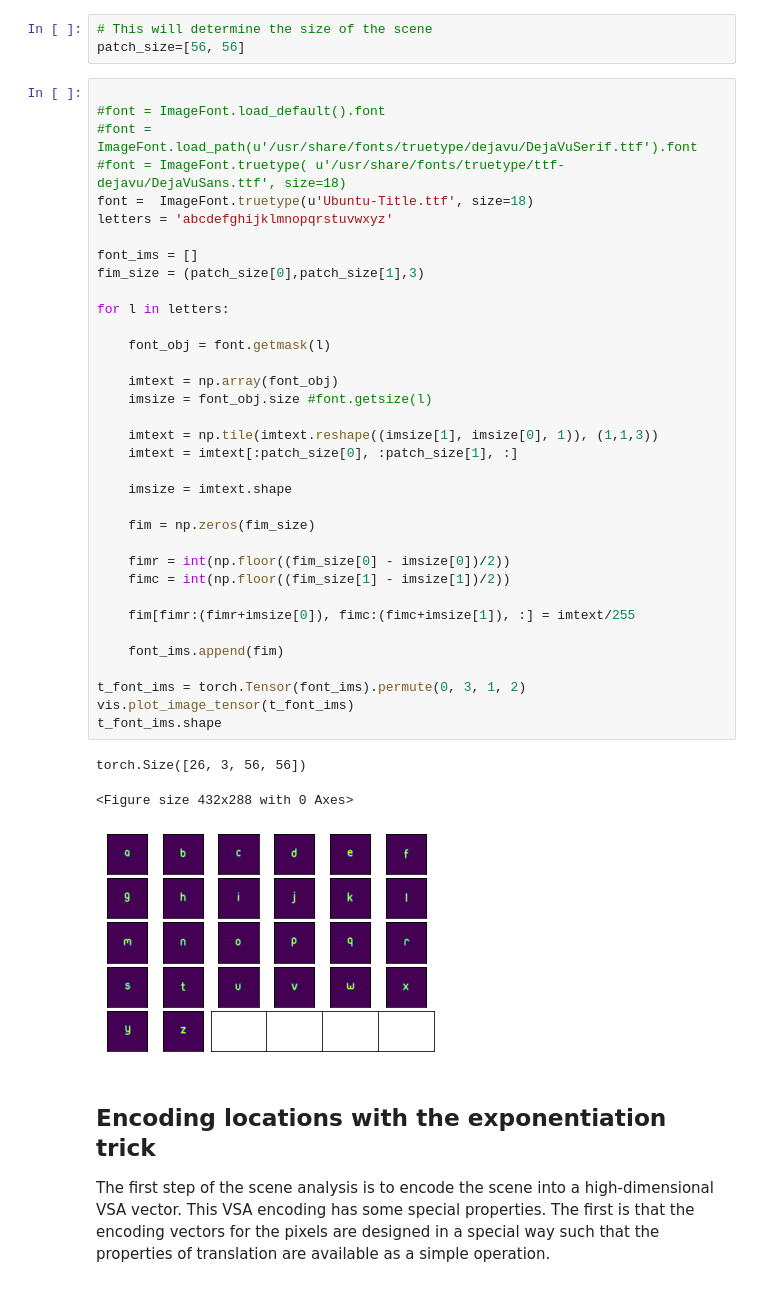
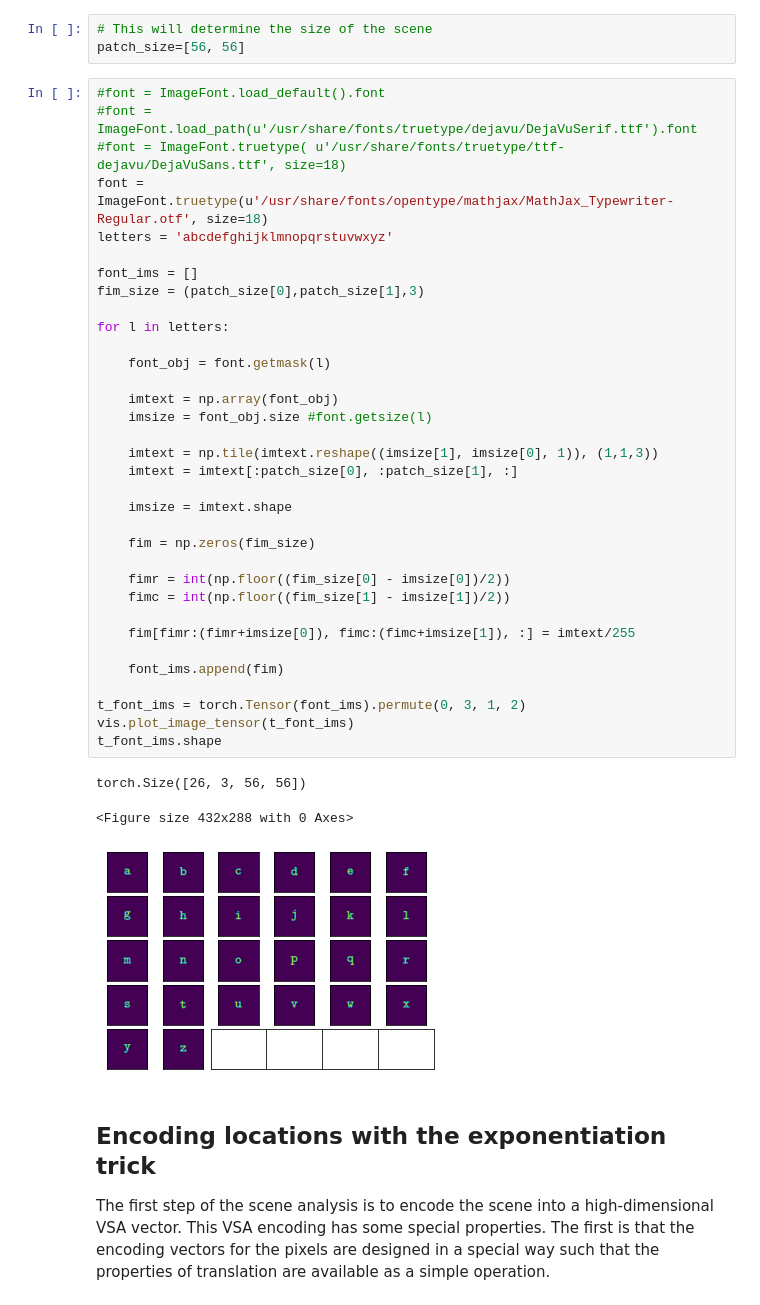
Before and after one commit to mlberkeley/semantic-convs, a Jupyter notebook: notebooks/resonator-template-200915.ipynb, the cells around one changed output. Saved outputs shown, nothing was run; the diff lists cells and outputs as text.

```diff
--- a/notebooks/resonator-template-200915.ipynb
+++ b/notebooks/resonator-template-200915.ipynb
@@ -40,44 +40,43 @@ First, lets get some letters for the scene.
 # This will determine the size of the scene
 patch_size=[56, 56]
 # %%
-
 #font = ImageFont.load_default().font
 #font = ImageFont.load_path(u'/usr/share/fonts/truetype/dejavu/DejaVuSerif.ttf').font
 #font = ImageFont.truetype( u'/usr/share/fonts/truetype/ttf-dejavu/DejaVuSans.ttf', size=18)
-font =  ImageFont.truetype(u'Ubuntu-Title.ttf', size=18)
+font =  ImageFont.truetype(u'/usr/share/fonts/opentype/mathjax/MathJax_Typewriter-Regular.otf', size=18)
 letters = 'abcdefghijklmnopqrstuvwxyz'
 
 font_ims = []
 fim_size = (patch_size[0],patch_size[1],3)
 
 for l in letters:
 
     font_obj = font.getmask(l)
 
     imtext = np.array(font_obj)
     imsize = font_obj.size #font.getsize(l)
 
     imtext = np.tile(imtext.reshape((imsize[1], imsize[0], 1)), (1,1,3))
     imtext = imtext[:patch_size[0], :patch_size[1], :]
 
     imsize = imtext.shape
 
     fim = np.zeros(fim_size)
 
     fimr = int(np.floor((fim_size[0] - imsize[0])/2))
     fimc = int(np.floor((fim_size[1] - imsize[1])/2))
 
     fim[fimr:(fimr+imsize[0]), fimc:(fimc+imsize[1]), :] = imtext/255
 
     font_ims.append(fim)
 
 t_font_ims = torch.Tensor(font_ims).permute(0, 3, 1, 2)
 vis.plot_image_tensor(t_font_ims)
 t_font_ims.shape
 # %% [output]
 torch.Size([26, 3, 56, 56])
 <Figure size 432x288 with 0 Axes>
-[figure, old version]
+[figure, new version]
 # %% [markdown]
 ## Encoding locations with the exponentiation trick
 
```
Also changed, not shown: parts of 30 cells of this notebook.
